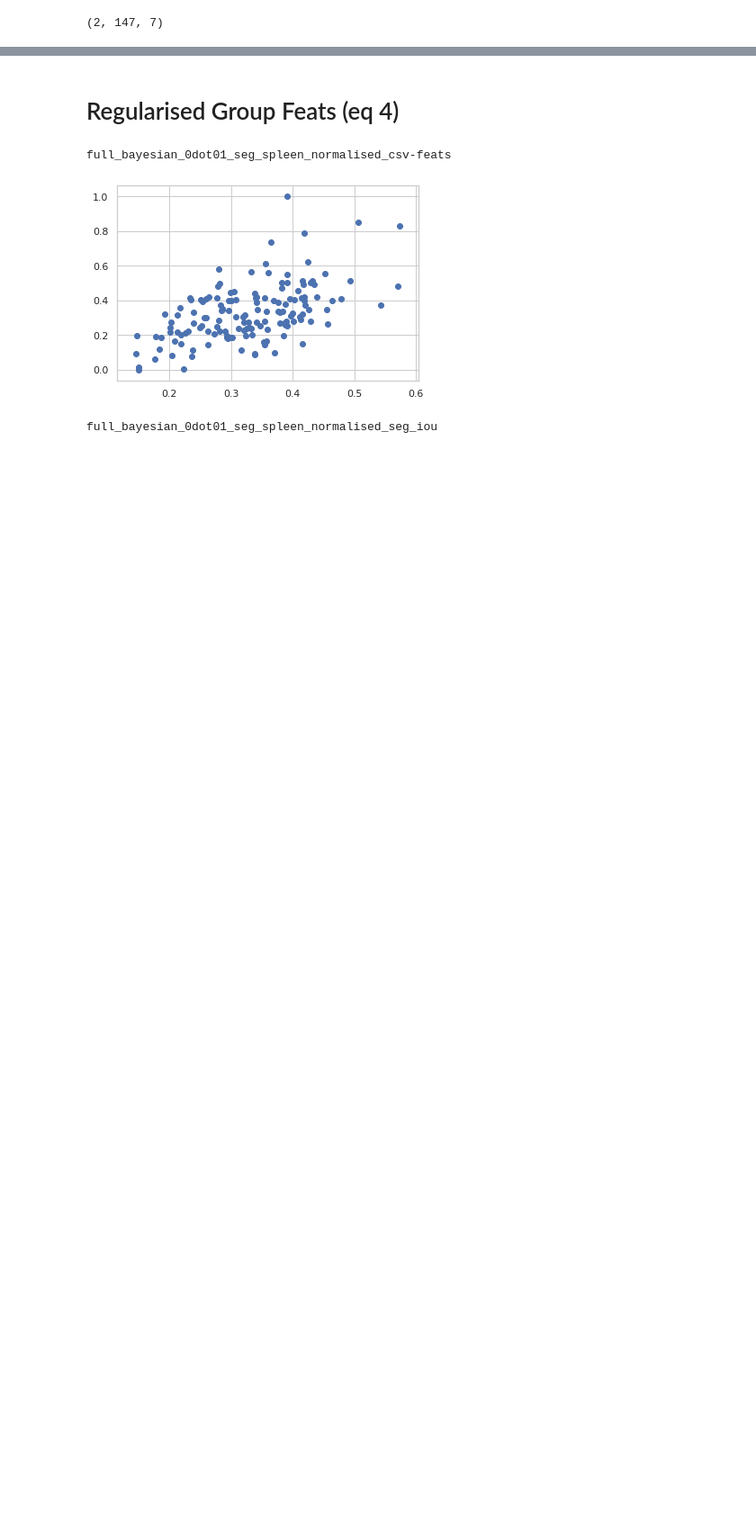
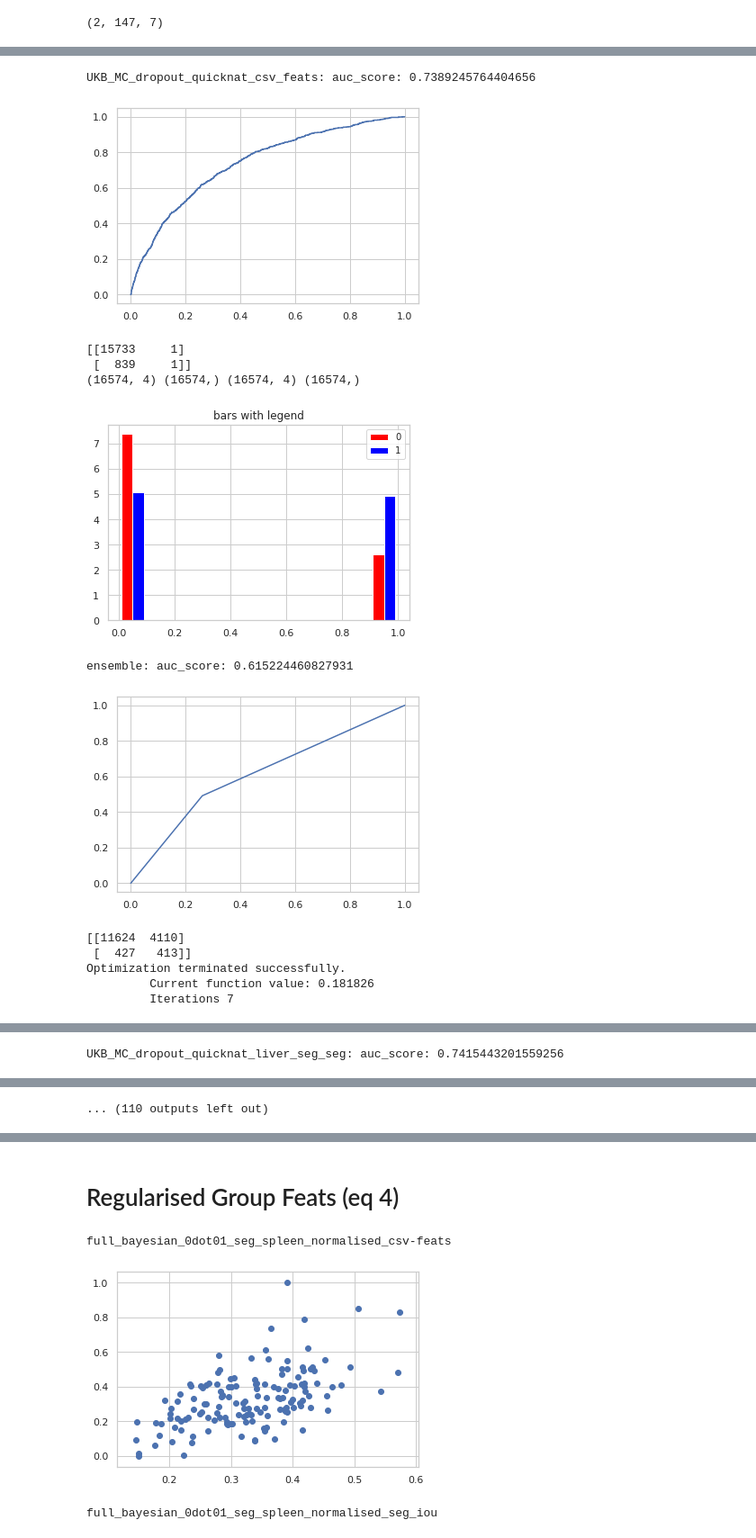
Before and after one commit to jyotirmay123/BNN-for-Uncertainty-Estimation-of-Imaging-Biomarkers, a Jupyter notebook: diabetes_classification-041119.ipynb, the cells around one changed output, grey strips where cells are left out. Shown at 90% size. Drawn from its saved outputs; the diff is of its cells as text; code cells hidden in the pictures; blank space fills up the shorter version.

```diff
--- a/diabetes_classification-041119.ipynb
+++ b/diabetes_classification-041119.ipynb
@@ -869,0 +941,63 @@ ensemble: auc_score: 0.6098663343562923
+# %%
+feats = basic_feats
+dicts = {}
+anova_test_dicts = {}
+# basic_feats = normalised_basic_feats
+for model, df in dfs_ukb.items():
+#
+#     df, normalised_cols = z_score_column_normalise(df, ['seg_spleen', 'seg_liver'])
+#     df = df.fillna(0)
+    print(model)
+    if 'UKB' not in model:
+#         print('dataset cannot be processed!')
+        continue
+    if 'dataset' in model:
+        continue
+
+    dicts[model] = {}
+    k_mod = model[4:]
+    print(k_mod)
+    target_col = 'diabetes_status'
+
+#     Equation 1 process
+    p_values, statsmodel, y_yp = discrete_group_feature_stats(basic_feats, df, target_col, ['sex'], True)
+    auc_score, f1_score = auc_roc(y_yp, f'{model}_csv_feats')
+    dicts[model][target_col] = p_values
+    dicts[model][target_col]['auc'] = auc_score
+    dicts[model][target_col]['f1'] = f1_score
+    dicts, _ = aggregate_model_outputs(df, target_col, basic_feats, dicts, model, target_col, global_kora_models[k_mod]['normal'])
+
+#     Equation 2 process
+    for modd in [f'liver_seg', f'liver_seg_reg_iou']:
+        organ = 'liver'
+        feats = basic_feats + [ f'seg_{organ}_normalised', f'seg_spleen_normalised']
+        p_values, statsmodel, y_yp = discrete_group_feature_stats(feats, df, target_col, ['sex'], True)
+        auc_score, f1_score = auc_roc(y_yp, f'{model}_{modd}_seg')
+        dicts[model][target_col+f'_{modd}_with_seg_volumes'] = p_values
+        dicts[model][target_col+f'_{modd}_with_seg_volumes']['auc'] = auc_score
+        dicts[model][target_col+f'_{modd}_with_seg_volumes']['f1'] = f1_score
+        dicts, _ = aggregate_model_outputs(df, target_col, feats, dicts, model, target_col+f'_{modd}_with_seg_volumes', global_kora_models[k_mod][modd])
+
+
+        #     Equation 4.0 process
+        feats = basic_feats + [ f'seg_{organ}_normalised',  f'seg_spleen_normalised']
+        p_values, statsmodel, y_yp = discrete_weighted_group_feats(df, target_col, feats, f'iou_mean')
+        auc_score, f1_score = auc_roc(y_yp, f'{model}_{modd}_csv_feats')
+        dicts[model][target_col+f'_{modd}_seg_reg_iou'] = p_values
+        dicts[model][target_col+f'_{modd}_seg_reg_iou']['auc'] = auc_score
+        dicts[model][target_col+f'_{modd}_seg_reg_iou']['f1'] = f1_score
+        dicts, _ = aggregate_model_outputs(df, target_col, feats, dicts, model, target_col+f'_{modd}_seg_reg_iou', global_kora_models[k_mod][modd])
+# #     Equation 4.1 process
+#     feats = basic_feats + [ 'seg_spleen_normalised']
+#     p_values, statsmodel = discrete_weighted_group_feats(df, target_col, feats, 'iou_spleen')
+#     dicts[model][target_col+'_reg_iou_spleen'] = p_values
+
+#     #     Equation 4.2 process
+#     feats = basic_feats + [ 'seg_liver_normalised']
+#     p_values, statsmodel = discrete_weighted_group_feats(df, target_col, feats, 'iou_liver')
+#     dicts[model][target_col+'_reg_iou_liver'] = p_values
+
+p_value_df = df_from_nested_dicts(dicts).T
+p_value_df_styler = highlight_significance(p_value_df, 0.05)
+p_value_df_styler
+# %% [output]
@@ -869,0 +1010,13 @@ ensemble: auc_score: 0.6098663343562923
+UKB_MC_dropout_quicknat_csv_feats: auc_score: 0.7389245764404656
+[figure, added]
+[[15733     1]
+ [  839     1]]
+(16574, 4) (16574,) (16574, 4) (16574,)
+[figure, added]
+ensemble: auc_score: 0.615224460827931
+[figure, added]
+[[11624  4110]
+ [  427   413]]
+Optimization terminated successfully.
+         Current function value: 0.181826
+         Iterations 7
@@ -869,0 +1024 @@ ensemble: auc_score: 0.6098663343562923
+UKB_MC_dropout_quicknat_liver_seg_seg: auc_score: 0.7415443201559256
@@ -869,0 +1026 @@ ensemble: auc_score: 0.6098663343562923
+... (110 outputs left out)
```
Also changed, not shown: parts of 19 cells of this notebook, 9 other files.
